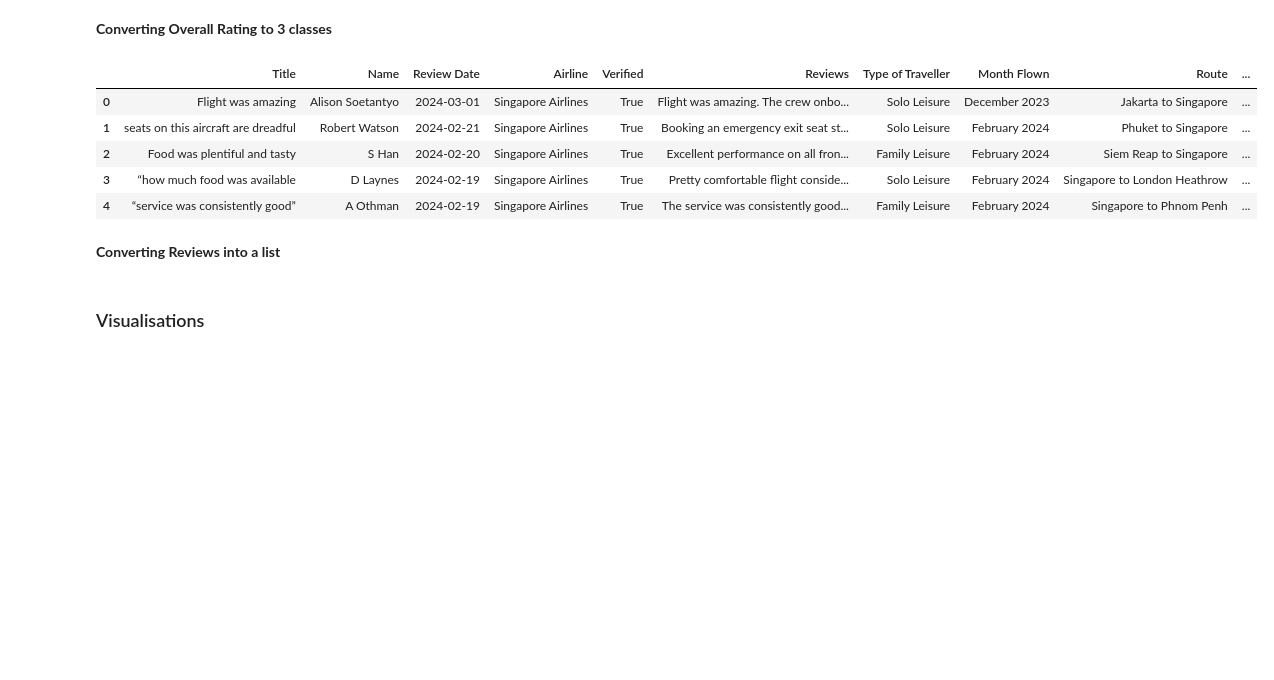
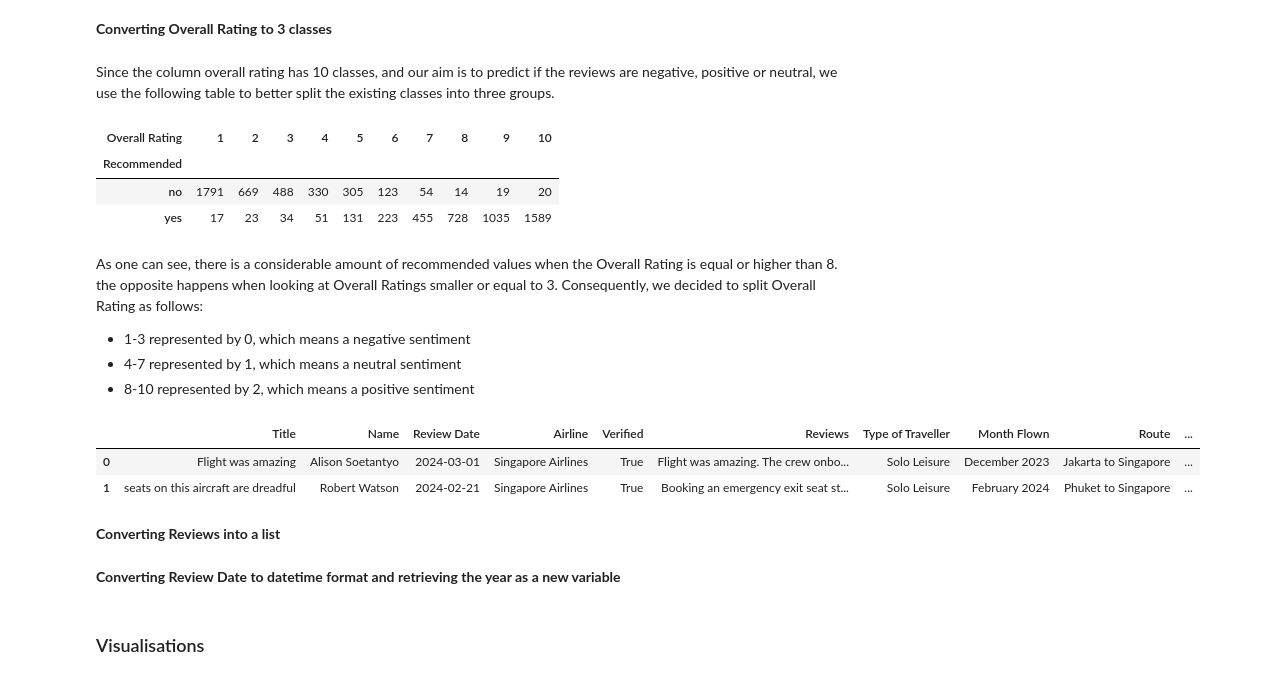
Before and after one commit to yeozs/MannheimDMProject, a Jupyter notebook: zs_preprocessing.ipynb, the cells around one changed output. Cells and saved outputs as stored; diff of their text form; code cells hidden in the pictures; blank space fills up the shorter version.

```diff
--- a/zs_preprocessing.ipynb
+++ b/zs_preprocessing.ipynb
@@ -223,32 +207,43 @@ Since there is only one Review it will be dropped
 dataset.drop(4708, inplace=True)
 # %% [markdown]
 **Converting Overall Rating to 3 classes**
+# %% [markdown]
+Since the column overall rating has 10 classes, and our aim is to predict if the reviews are negative, positive or neutral, we use the following table to better split the existing classes into three groups.
+# %%
+dataset.groupby(['Overall Rating', 'Recommended']).size().unstack(fill_value=0).T
+# %% [output]
+| Overall Rating | 1 | 2 | 3 | 4 | 5 | 6 | 7 | 8 | 9 | 10 |
+| Recommended |  |  |  |  |  |  |  |  |  |  |
+| no | 1791 | 669 | 488 | 330 | 305 | 123 | 54 | 14 | 19 | 20 |
+| yes | 17 | 23 | 34 | 51 | 131 | 223 | 455 | 728 | 1035 | 1589 |
+# %% [markdown]
+As one can see, there is a considerable amount of recommended values when the Overall Rating is equal or higher than 8. the opposite happens when looking at Overall Ratings smaller or equal to 3. Consequently, we decided to split Overall Rating as follows:
+- 1-3 represented by 0, which means a negative sentiment
+- 4-7 represented by 1, which means a neutral sentiment
+- 8-10 represented by 2, which means a positive sentiment
 # %%
-#Create new function to convert Rating scores to 3 categories
-#1-3, 4-7, 8-10 forms negative, neutral, positive [0,1,2]
 def score_convert_senti(score):
     if score <= 3:
         return 0
     elif score >= 4 and score <= 7:
         return 1
     elif score >= 8:
         return 2
 
 #Create new column, convert scoring into 3 categories
 dataset["Sentiment"] = dataset["Overall Rating"].apply(score_convert_senti)
 
 #dataset has derived sentiment column added
-dataset.head()
+dataset.head(2)
 # %% [output]
 |  | Title | Name | Review Date | Airline | Verified | Reviews | Type of Traveller | Month Flown | Route | ... |
 | 0 | Flight was amazing | Alison Soetantyo | 2024-03-01 | Singapore Airlines | True | Flight was amazing. The crew onbo... | Solo Leisure | December 2023 | Jakarta to Singapore | ... |
 | 1 | seats on this aircraft are dreadful | Robert Watson | 2024-02-21 | Singapore Airlines | True | Booking an emergency exit seat st... | Solo Leisure | February 2024 | Phuket to Singapore | ... |
-| 2 | Food was plentiful and tasty | S Han | 2024-02-20 | Singapore Airlines | True | Excellent performance on all fron... | Family Leisure | February 2024 | Siem Reap to Singapore | ... |
-| 3 | “how much food was available | D Laynes | 2024-02-19 | Singapore Airlines | True | Pretty comfortable flight conside... | Solo Leisure | February 2024 | Singapore to London Heathrow | ... |
-| 4 | “service was consistently good” | A Othman | 2024-02-19 | Singapore Airlines | True | The service was consistently good... | Family Leisure | February 2024 | Singapore to Phnom Penh | ... |
 # %% [markdown]
 **Converting Reviews into a list**
 # %%
 #place reviews column textual data into list
 reviews = dataset["Reviews"]
 reviews_list = list(reviews)
+# %% [markdown]
+**Converting Review Date to datetime format and retrieving the year as a new variable**
```
Also changed, not shown: parts of 19 cells of this notebook, 2 other files.
